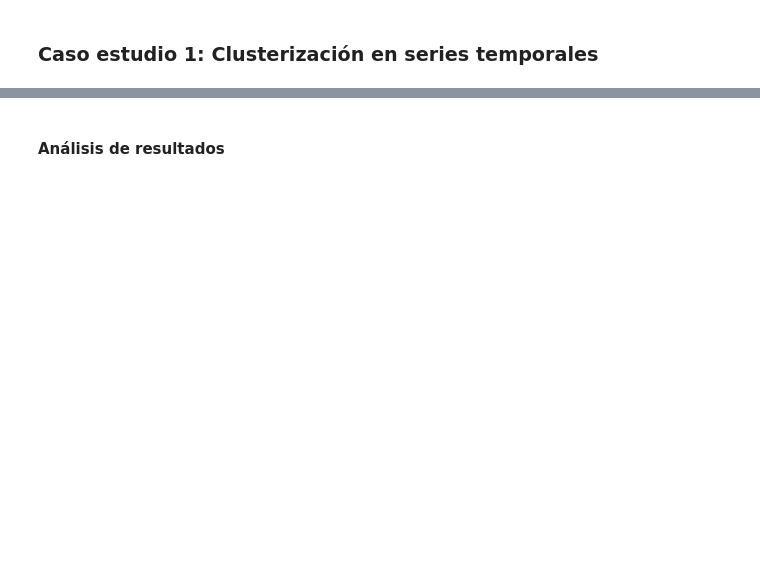
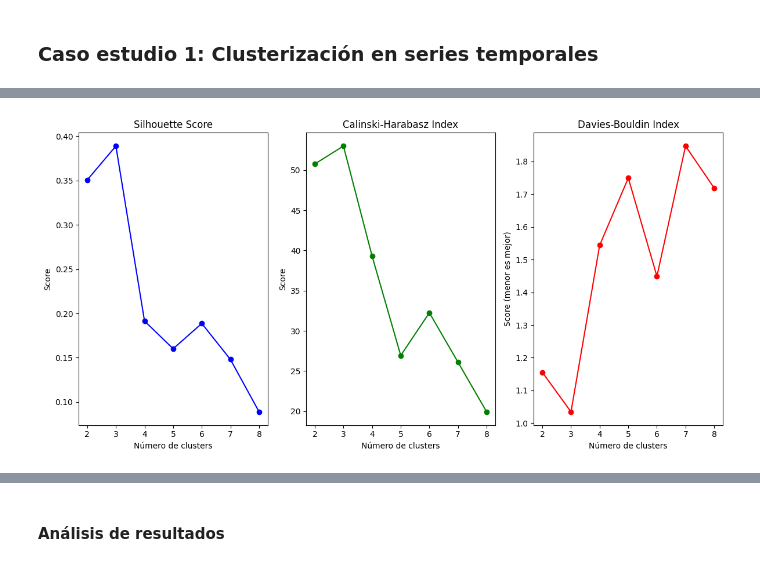
Before and after one commit to JeffAsDRK/Semana_4_ANS, a Jupyter notebook: S4_Lab_Int_4.ipynb, the cells around one changed output, grey strips where cells are left out. Cells and saved outputs as stored; diff of their text form; code cells hidden in the pictures; blank space fills up the shorter version.

```diff
--- a/S4_Lab_Int_4.ipynb
+++ b/S4_Lab_Int_4.ipynb
@@ -50,10 +50,10 @@ from tslearn.utils import to_time_series_dataset
 ### Load data and exploration
 # %%
 # Cargar los datasets
-data_train = np.loadtxt("C:/Users/ASUS/Documents/Maestria/Semana_4_ANS/ECG200/ECG200_TRAIN.txt", delimiter=None)
+data_train = np.loadtxt("ECG200/ECG200_TRAIN.txt", delimiter=None)
 X_train = to_time_series_dataset(data_train[:, 1:])
 y_train = data_train[:, 0].astype(int)
-data_test = np.loadtxt("C:/Users/ASUS/Documents/Maestria/Semana_4_ANS/ECG200/ECG200_TEST.txt", delimiter=None)
+data_test = np.loadtxt("ECG200/ECG200_TEST.txt", delimiter=None)
 X_test = to_time_series_dataset(data_test[:, 1:])
 y_test = data_test[:, 0].astype(int)
 # %%
@@ -77,13 +77,3 @@ print("Número de series temporales en clase 2.0:", len(data_train[data_train[:,
 # %% [output]
 Número de series temporales en clase 1.0: 69
 Número de series temporales en clase 2.0: 31
-# %%
-# Inicializar el modelo K-Shape
-n_clusters = len(np.unique(y_train))
-ks = KShape(n_clusters=n_clusters, n_init=1, random_state=0)
-
-# Ajustar el modelo
-y_pred_train = ks.fit_predict(X_train_scaled)
-
-# Predecir los clusters
-y_pred_test = ks.predict(X_train_scaled)
@@ -135,0 +82,60 @@ NMI: 0.0035294743119593723
+# %%
+import numpy as np
+import matplotlib.pyplot as plt
+from sklearn.cluster import KMeans
+from sklearn.metrics import silhouette_score, calinski_harabasz_score, davies_bouldin_score
+
+# Asegúrate de tener X_train_scaled definido, de forma (n_samples, n_timestamps, 1) o (n_samples, n_timestamps)
+X = X_train_scaled.squeeze()  # Asegura que esté en 2D: (n_samples, n_timestamps)
+
+# Rango de clusters a probar
+cluster_range = range(2, 9)
+
+# Almacenar resultados
+silhouette_scores = []
+calinski_scores = []
+davies_scores = []
+
+for n_clusters in cluster_range:
+    # Inicializar y entrenar KMeans ks = KShape(n_clusters=n_clusters, n_init=1, random_state=0)
+    kmeans = KShape(n_clusters=n_clusters, n_init=1, random_state=0)
+    kmeans.fit_predict(X)
+
+    # Etiquetas del clustering
+    labels = kmeans.labels_
+
+    # Calcular métricas internas
+    sil_score = silhouette_score(X, labels)
+    calinski_score = calinski_harabasz_score(X, labels)
+    davies_score = davies_bouldin_score(X, labels)
+
+    # Guardar resultados
+    silhouette_scores.append(sil_score)
+    calinski_scores.append(calinski_score)
+    davies_scores.append(davies_score)
+
+# Plot de las métricas
+plt.figure(figsize=(12, 6))
+
+plt.subplot(1, 3, 1)
+plt.plot(cluster_range, silhouette_scores, marker='o', color='blue')
+plt.title("Silhouette Score")
+plt.xlabel("Número de clusters")
+plt.ylabel("Score")
+
+plt.subplot(1, 3, 2)
+plt.plot(cluster_range, calinski_scores, marker='o', color='green')
+plt.title("Calinski-Harabasz Index")
+plt.xlabel("Número de clusters")
+plt.ylabel("Score")
+
+plt.subplot(1, 3, 3)
+plt.plot(cluster_range, davies_scores, marker='o', color='red')
+plt.title("Davies-Bouldin Index")
+plt.xlabel("Número de clusters")
+plt.ylabel("Score (menor es mejor)")
+
+plt.tight_layout()
+plt.show()
+# %% [output]
+[figure, added]
```
Also changed, not shown: parts of 13 cells of this notebook.
